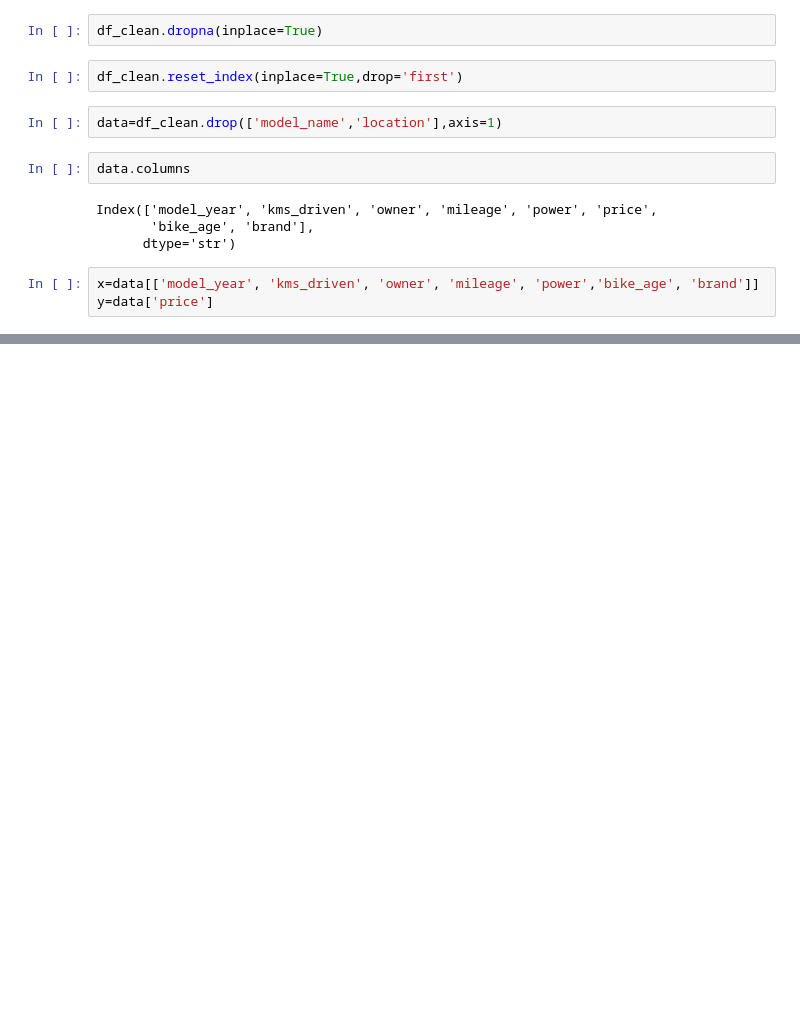
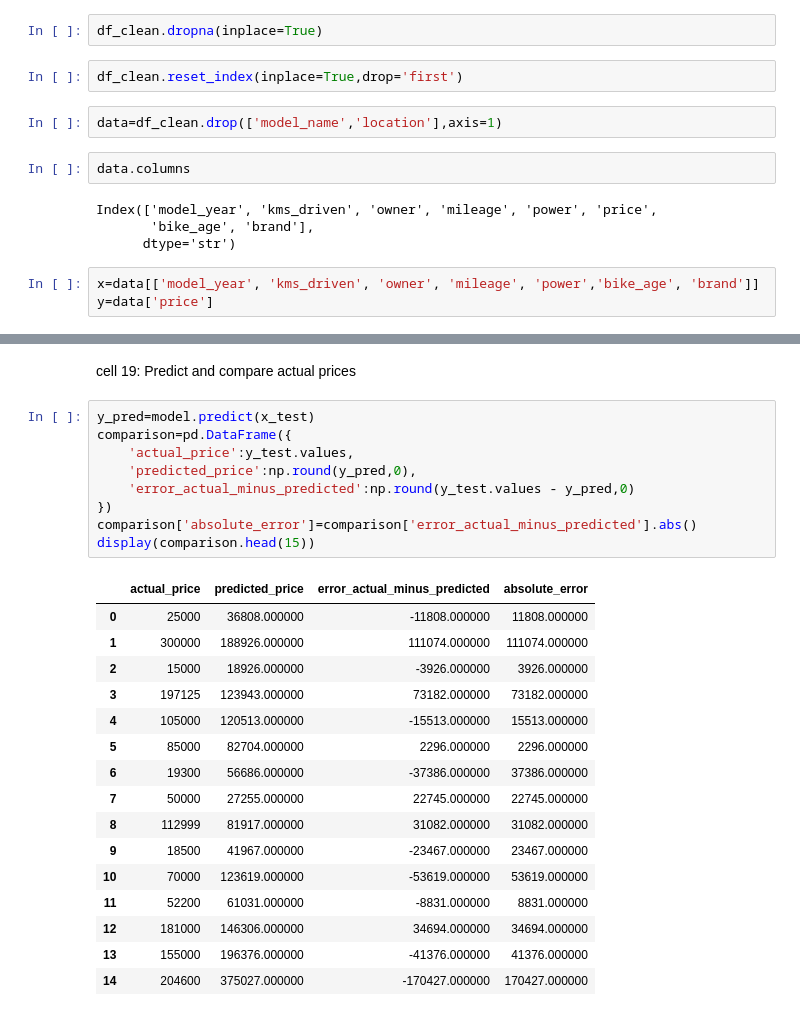
Before and after one commit to chourasiyamayank767-droid/Ricr.ML, a Jupyter notebook: Ricr_project/Used_Bike_price_Analysis.ipynb, the cells around one changed output, grey strips where cells are left out. Saved outputs shown, nothing was run; the diff lists cells and outputs as text; blank space fills up the shorter version.

```diff
--- a/Ricr_project/Used_Bike_price_Analysis.ipynb
+++ b/Ricr_project/Used_Bike_price_Analysis.ipynb
@@ -455,0 +470,28 @@ number_pipeline=Pipeline(steps=[('imputer',SimpleImputer(strategy='most_frequent
+# %% [markdown]
+cell 19: Predict and compare actual prices
+# %%
+y_pred=model.predict(x_test)
+comparison=pd.DataFrame({
+    'actual_price':y_test.values,
+    'predicted_price':np.round(y_pred,0),
+    'error_actual_minus_predicted':np.round(y_test.values - y_pred,0)
+})
+comparison['absolute_error']=comparison['error_actual_minus_predicted'].abs()
+display(comparison.head(15))
+# %% [output]
+|  | actual_price | predicted_price | error_actual_minus_predicted | absolute_error |
+| 0 | 25000 | 36808.000000 | -11808.000000 | 11808.000000 |
+| 1 | 300000 | 188926.000000 | 111074.000000 | 111074.000000 |
+| 2 | 15000 | 18926.000000 | -3926.000000 | 3926.000000 |
+| 3 | 197125 | 123943.000000 | 73182.000000 | 73182.000000 |
+| 4 | 105000 | 120513.000000 | -15513.000000 | 15513.000000 |
+| 5 | 85000 | 82704.000000 | 2296.000000 | 2296.000000 |
+| 6 | 19300 | 56686.000000 | -37386.000000 | 37386.000000 |
+| 7 | 50000 | 27255.000000 | 22745.000000 | 22745.000000 |
+| 8 | 112999 | 81917.000000 | 31082.000000 | 31082.000000 |
+| 9 | 18500 | 41967.000000 | -23467.000000 | 23467.000000 |
+| 10 | 70000 | 123619.000000 | -53619.000000 | 53619.000000 |
+| 11 | 52200 | 61031.000000 | -8831.000000 | 8831.000000 |
+| 12 | 181000 | 146306.000000 | 34694.000000 | 34694.000000 |
+| 13 | 155000 | 196376.000000 | -41376.000000 | 41376.000000 |
+| 14 | 204600 | 375027.000000 | -170427.000000 | 170427.000000 |
```
Also changed, not shown: parts of 11 cells of this notebook.
